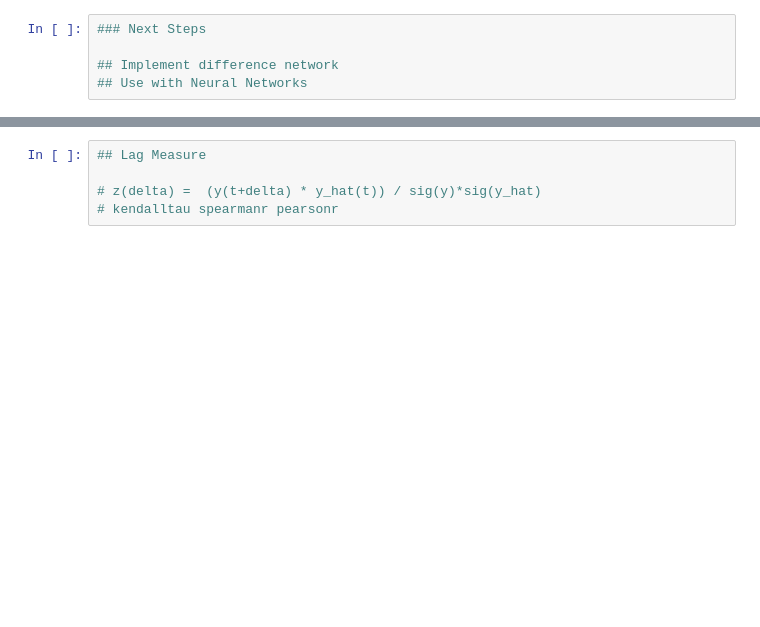
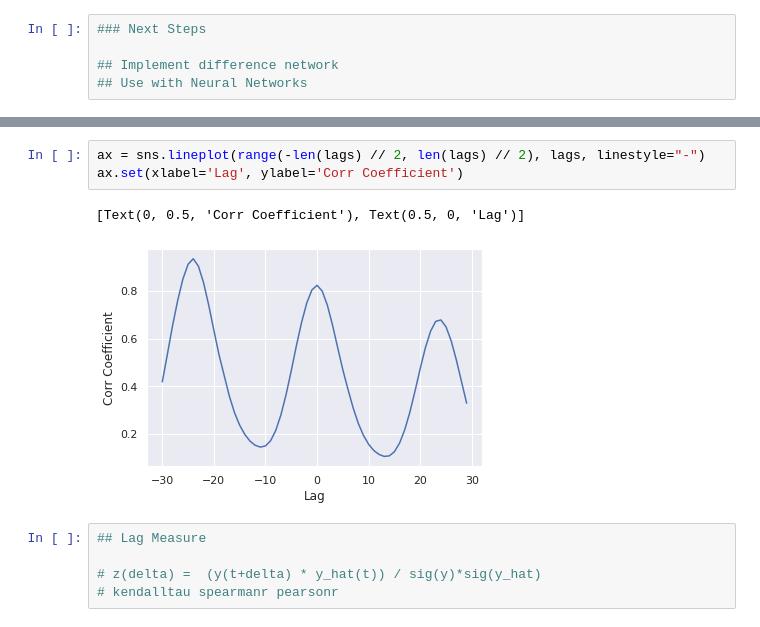
Before and after one commit to cydal/tsExtract, a Jupyter notebook: EnergyConsumption.ipynb, the cells around one changed output, grey strips where cells are left out. Cells and saved outputs as stored; diff of their text form; blank space fills up the shorter version.

```diff
--- a/EnergyConsumption.ipynb
+++ b/EnergyConsumption.ipynb
@@ -211,3 +296,9 @@ ax.set(xlabel='Lag', ylabel='Corr Coefficient')
+# %%
+ax = sns.lineplot(range(-len(lags) // 2, len(lags) // 2), lags, linestyle="-")
+ax.set(xlabel='Lag', ylabel='Corr Coefficient')
+# %% [output]
+[Text(0, 0.5, 'Corr Coefficient'), Text(0.5, 0, 'Lag')]
+[figure, added]
 # %%
 ## Lag Measure
 
```
Also changed, not shown: parts of 15 cells of this notebook.
